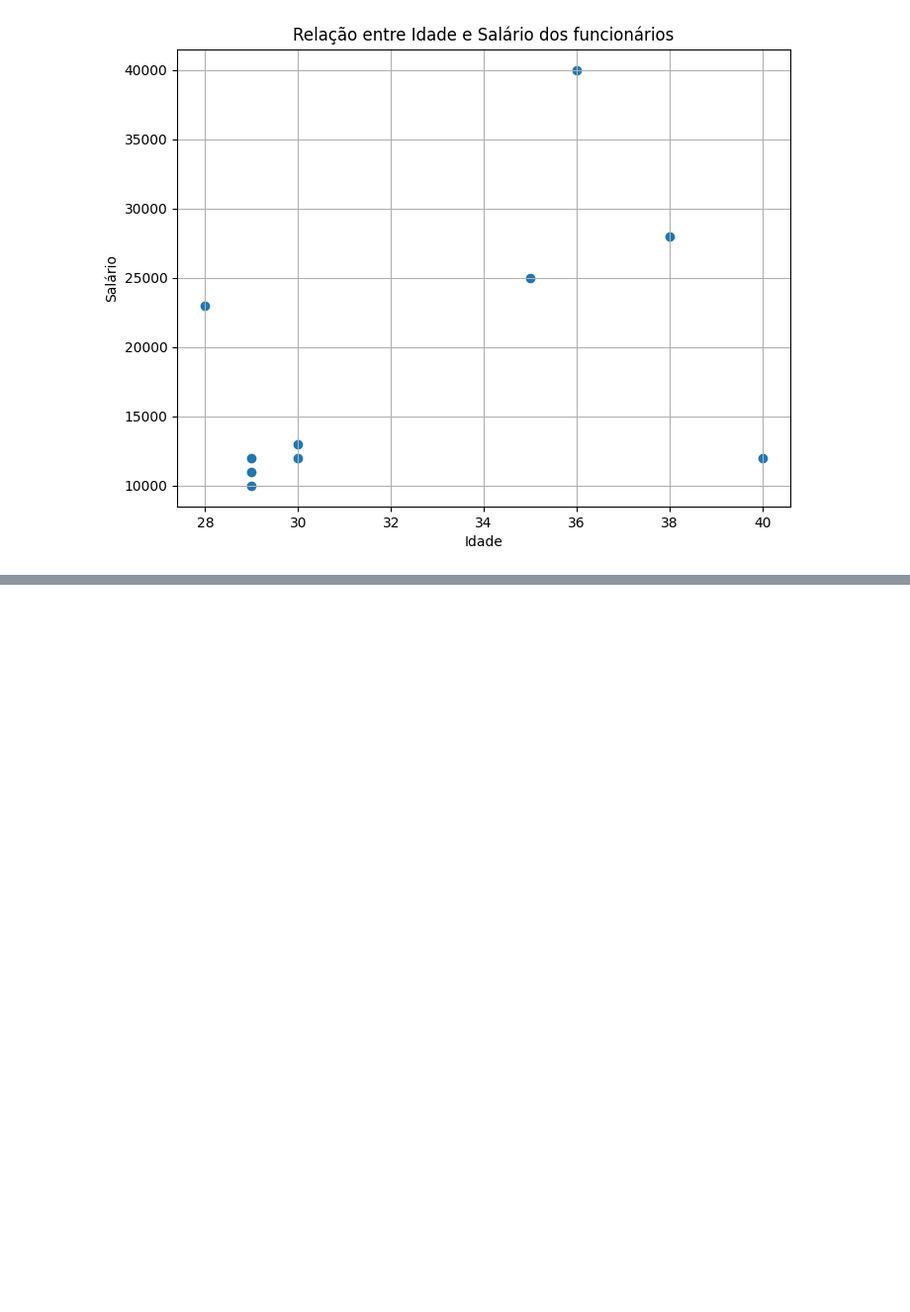
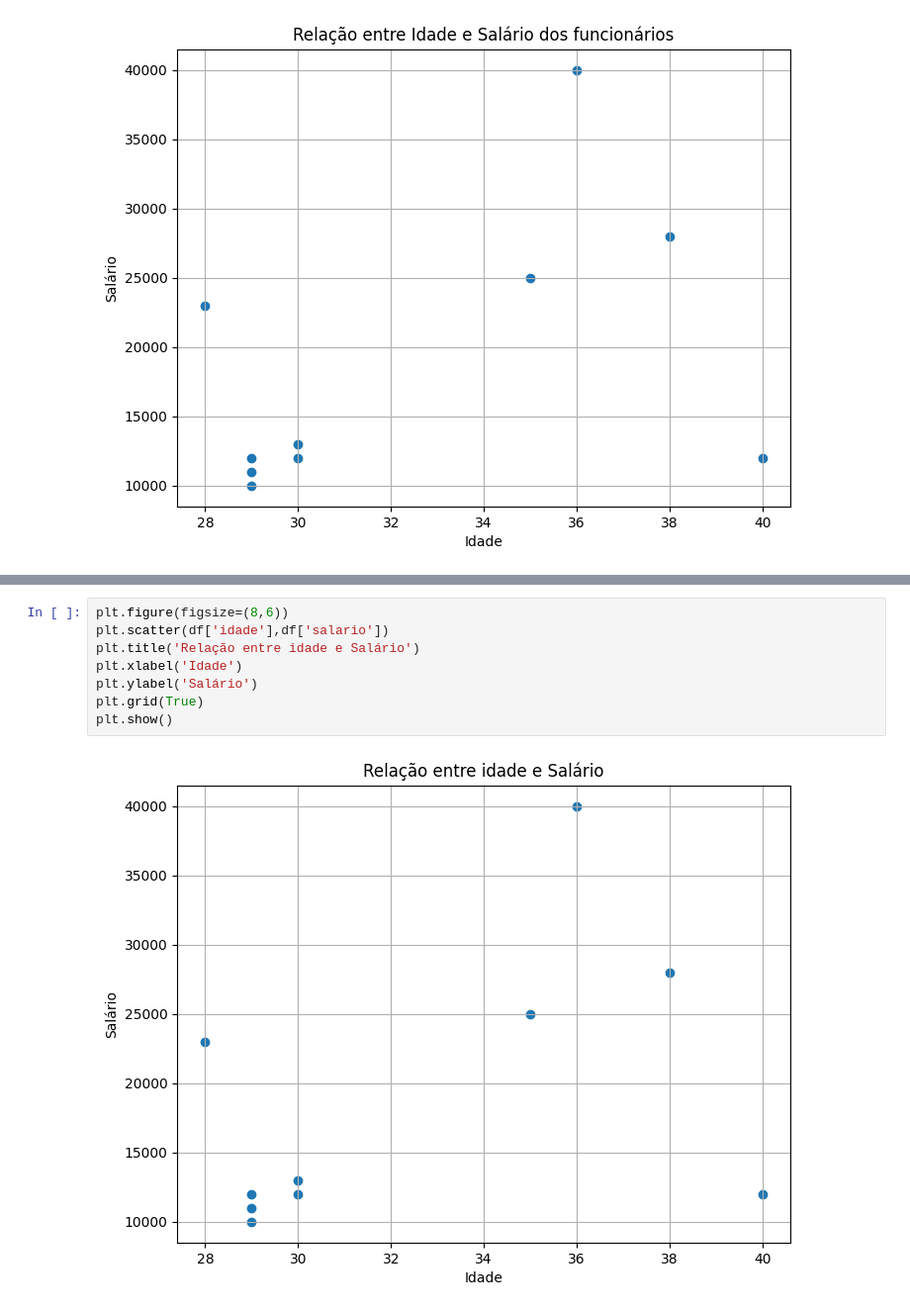
Before and after one commit to FFelisbino/Trabalho, a Jupyter notebook: Graficos.ipynb, the cells around one changed output, grey strips where cells are left out. Shown at 99% size. Drawn from its saved outputs; the diff is of its cells as text; blank space fills up the shorter version.

```diff
--- a/Graficos.ipynb
+++ b/Graficos.ipynb
@@ -307,0 +301,10 @@ plt.show()
+# %%
+plt.figure(figsize=(8,6))
+plt.scatter(df['idade'],df['salario'])
+plt.title('Relação entre idade e Salário')
+plt.xlabel('Idade')
+plt.ylabel('Salário')
+plt.grid(True)
+plt.show()
+# %% [output]
+[figure, added]
```
Also changed, not shown: parts of 37 cells of this notebook.
